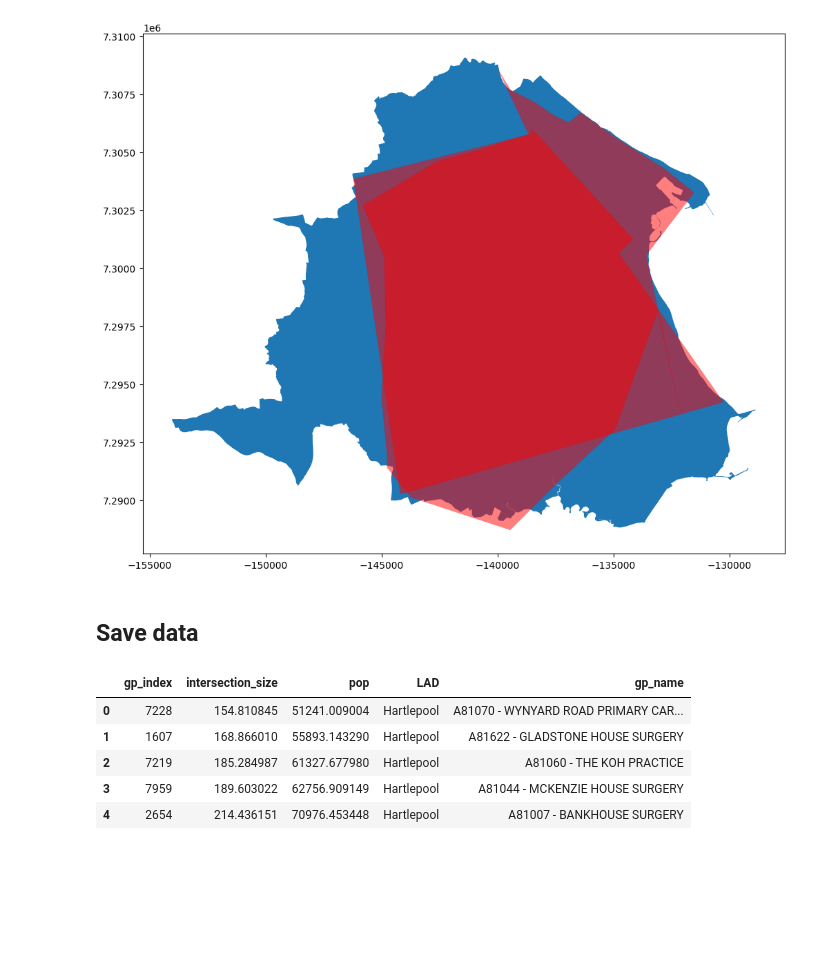
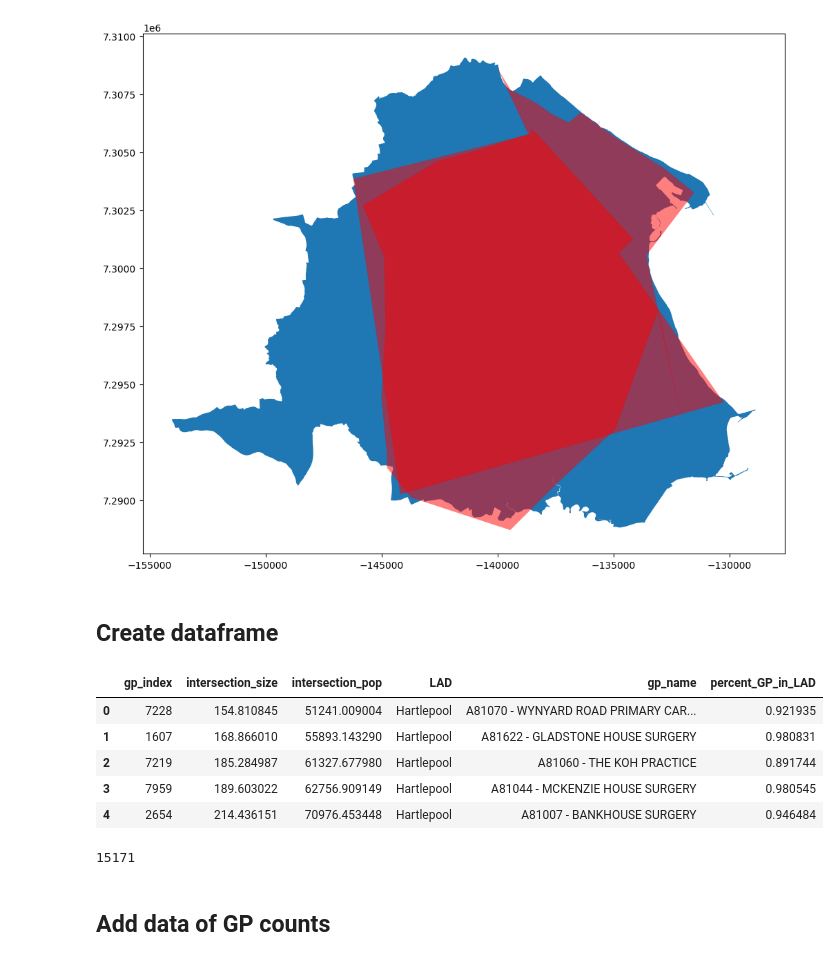
Before and after one commit to Bea-Taylor/DifDem_inequalities, a Jupyter notebook: nbs/core/02b_LAD_and_GP_intersections.ipynb, the cells around one changed output. Drawn from its saved outputs; the diff is of its cells as text; code cells hidden in the pictures; blank space fills up the shorter version.

```diff
--- a/nbs/core/02b_LAD_and_GP_intersections.ipynb
+++ b/nbs/core/02b_LAD_and_GP_intersections.ipynb
@@ -33,6 +33,9 @@ gdf_catchment.rename(columns={'name': 'Name'}, inplace=True)
 # get rid of those whose surgeries are un-named
 gdf_catchment = gdf_catchment[gdf_catchment['Name'].notna()]
 
+# get rid of duplicated surgeries
+gdf_catchment = gdf_catchment.drop_duplicates()
+
 # tidy gp catchment area dataframe
 gdf_catchment.reset_index(inplace=True)
 # %%
@@ -221,7 +225,7 @@ plt.show()
 # %% [output]
 [figure]
 # %% [markdown]
-## Save data
+## Create dataframe
 # %%
 LAD_GP_catchment_area_intersections = np.array(LAD_GP_catchment_area_intersections, dtype=object)
 
@@ -229,13 +233,19 @@ LAD_GP_catchment_area_intersections = np.array(LAD_GP_catchment_area_intersectio
 def flatten_comprehension(matrix):
     return [item for row in matrix for item in row]
 # %%
-df = pd.DataFrame(flatten_comprehension(LAD_GP_catchment_area_intersections), columns=['gp_index', 'intersection_size', 'pop', 'LAD', 'gp_name'])
+df_LAD_GP_pop = pd.DataFrame(flatten_comprehension(LAD_GP_catchment_area_intersections), columns=['gp_index', 'intersection_size', 'intersection_pop', 'LAD', 'gp_name', 'percent_GP_in_LAD'])
 
-df.head()
+df_LAD_GP_pop.head()
 # %% [output]
-|  | gp_index | intersection_size | pop | LAD | gp_name |
-| 0 | 7228 | 154.810845 | 51241.009004 | Hartlepool | A81070 - WYNYARD ROAD PRIMARY CAR... |
-| 1 | 1607 | 168.866010 | 55893.143290 | Hartlepool | A81622 - GLADSTONE HOUSE SURGERY |
-| 2 | 7219 | 185.284987 | 61327.677980 | Hartlepool | A81060 - THE KOH PRACTICE |
-| 3 | 7959 | 189.603022 | 62756.909149 | Hartlepool | A81044 - MCKENZIE HOUSE SURGERY |
-| 4 | 2654 | 214.436151 | 70976.453448 | Hartlepool | A81007 - BANKHOUSE SURGERY |
+|  | gp_index | intersection_size | intersection_pop | LAD | gp_name | percent_GP_in_LAD |
+| 0 | 7228 | 154.810845 | 51241.009004 | Hartlepool | A81070 - WYNYARD ROAD PRIMARY CAR... | 0.921935 |
+| 1 | 1607 | 168.866010 | 55893.143290 | Hartlepool | A81622 - GLADSTONE HOUSE SURGERY | 0.980831 |
+| 2 | 7219 | 185.284987 | 61327.677980 | Hartlepool | A81060 - THE KOH PRACTICE | 0.891744 |
+| 3 | 7959 | 189.603022 | 62756.909149 | Hartlepool | A81044 - MCKENZIE HOUSE SURGERY | 0.980545 |
+| 4 | 2654 | 214.436151 | 70976.453448 | Hartlepool | A81007 - BANKHOUSE SURGERY | 0.946484 |
+# %%
+len(df_LAD_GP_pop.drop_duplicates())
+# %% [output]
+15171
+# %% [markdown]
+## Add data of GP counts
```
Also changed, not shown: parts of 17 cells of this notebook.
